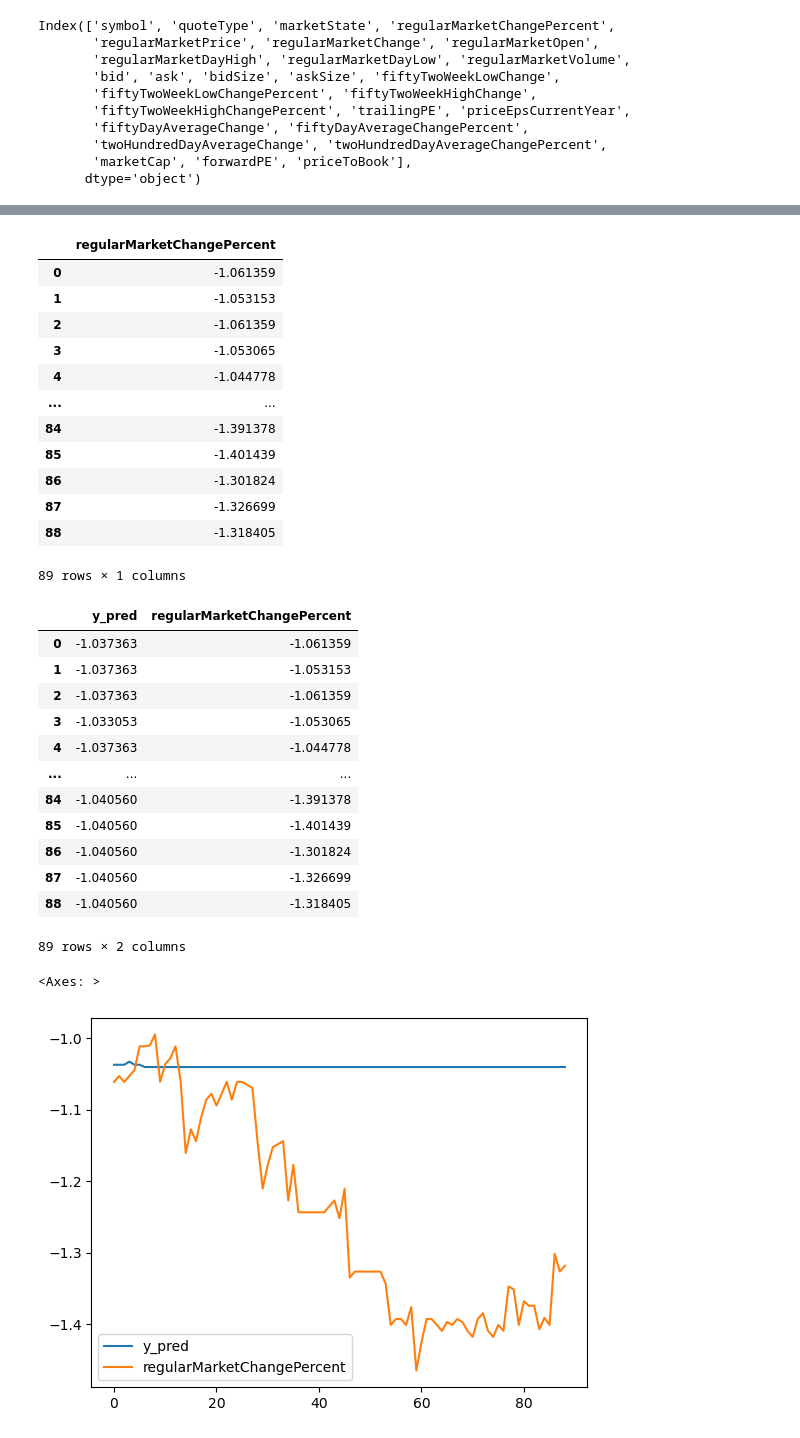
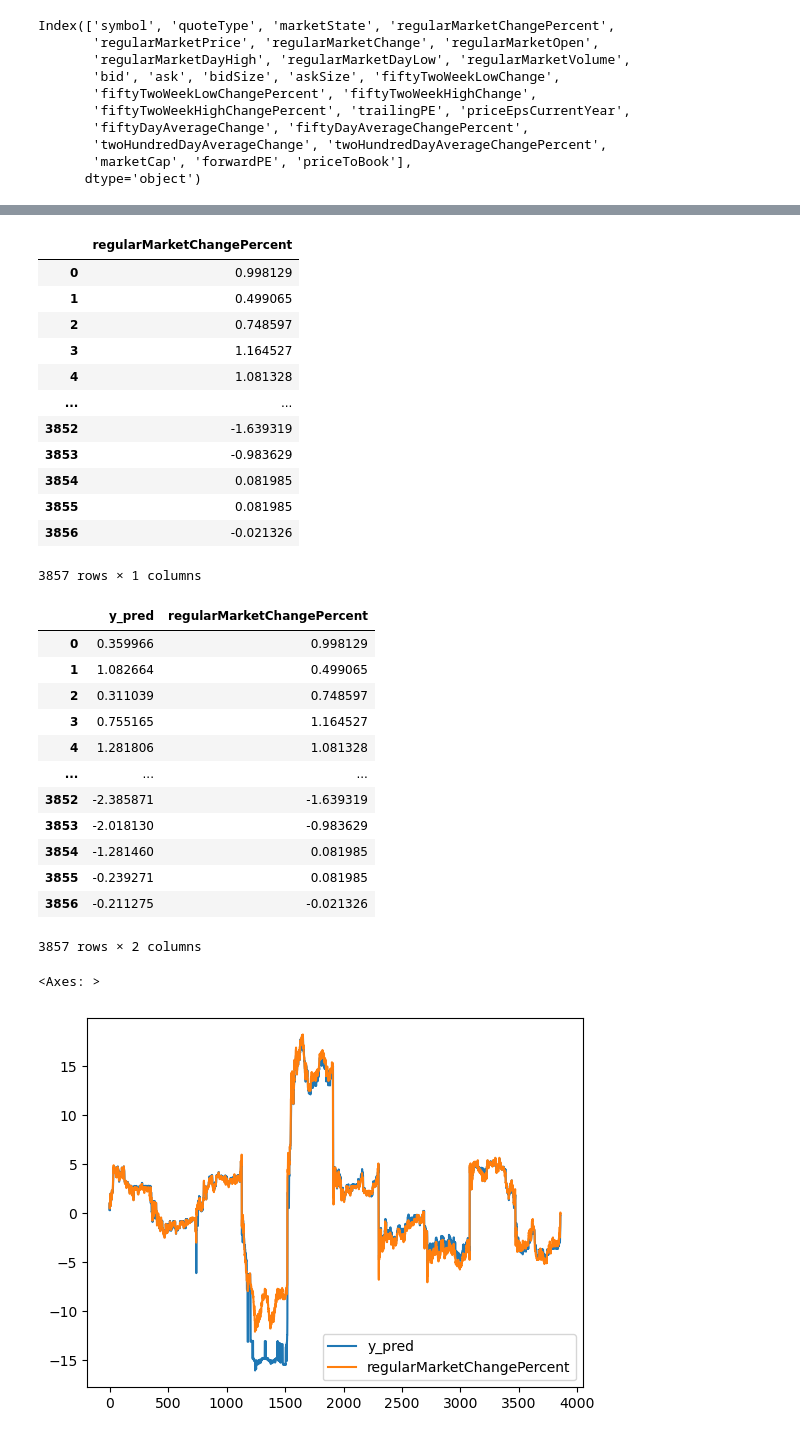
Before and after one commit to astronights/stock-analyzer, a Jupyter notebook: notebooks/Analyses.ipynb, the cells around one changed output, grey strips where cells are left out. Drawn from its saved outputs; the diff is of its cells as text; code cells hidden in the pictures.

```diff
--- a/notebooks/Analyses.ipynb
+++ b/notebooks/Analyses.ipynb
@@ -71,5 +50,5 @@ X
 # %%
-y = df[['regularMarketChangePercent']].iloc[1:]
+y = df[['regularMarketChangePercent']].iloc[1:]*10
 y
 # %% [output]
 |  | regularMarketChangePercent |
@@ -89,4 +88,6 @@ y
+# %%
+split = 8000
 # %%
 lgbr = LGBMRegressor()
-lgbr.fit(X[:300], y[:300])
+lgbr.fit(X[:split], y[:split])
 # %% [output]
@@ -120,39 +109,39 @@ lgbr.score(X[300:], y[300:])
 # %%
-y[300:].reset_index(drop=True)
+y[split:].reset_index(drop=True)
 # %% [output]
 |  | regularMarketChangePercent |
-| 0 | -1.061359 |
-| 1 | -1.053153 |
-| 2 | -1.061359 |
-| 3 | -1.053065 |
-| 4 | -1.044778 |
+| 0 | 0.998129 |
+| 1 | 0.499065 |
+| 2 | 0.748597 |
+| 3 | 1.164527 |
+| 4 | 1.081328 |
 | ... | ... |
-| 84 | -1.391378 |
-| 85 | -1.401439 |
-| 86 | -1.301824 |
-| 87 | -1.326699 |
-| 88 | -1.318405 |
+| 3852 | -1.639319 |
+| 3853 | -0.983629 |
+| 3854 | 0.081985 |
+| 3855 | 0.081985 |
+| 3856 | -0.021326 |
-89 rows × 1 columns
+3857 rows × 1 columns
 # %%
-y_pred = pd.Series(lgbr.predict(X[300:]), name='y_pred')
-pd.concat([y_pred, y[300:].reset_index(drop=True)], axis=1)
+y_pred = pd.Series(lgbr.predict(X[split:]), name='y_pred')
+pd.concat([y_pred, y[split:].reset_index(drop=True)], axis=1)
 # %% [output]
 |  | y_pred | regularMarketChangePercent |
-| 0 | -1.037363 | -1.061359 |
-| 1 | -1.037363 | -1.053153 |
-| 2 | -1.037363 | -1.061359 |
-| 3 | -1.033053 | -1.053065 |
-| 4 | -1.037363 | -1.044778 |
+| 0 | 0.359966 | 0.998129 |
+| 1 | 1.082664 | 0.499065 |
+| 2 | 0.311039 | 0.748597 |
+| 3 | 0.755165 | 1.164527 |
+| 4 | 1.281806 | 1.081328 |
 | ... | ... | ... |
-| 84 | -1.040560 | -1.391378 |
-| 85 | -1.040560 | -1.401439 |
-| 86 | -1.040560 | -1.301824 |
-| 87 | -1.040560 | -1.326699 |
-| 88 | -1.040560 | -1.318405 |
+| 3852 | -2.385871 | -1.639319 |
+| 3853 | -2.018130 | -0.983629 |
+| 3854 | -1.281460 | 0.081985 |
+| 3855 | -0.239271 | 0.081985 |
+| 3856 | -0.211275 | -0.021326 |
-89 rows × 2 columns
+3857 rows × 2 columns
 # %%
-pd.concat([y_pred, y[300:].reset_index(drop=True)], axis=1).plot()
+pd.concat([y_pred, y[split:].reset_index(drop=True)], axis=1).plot()
 # %% [output]
 <Axes: >
-[figure, old version]
+[figure, new version]
 # %%
```
Also changed, not shown: parts of 14 cells of this notebook, 2 other files.
